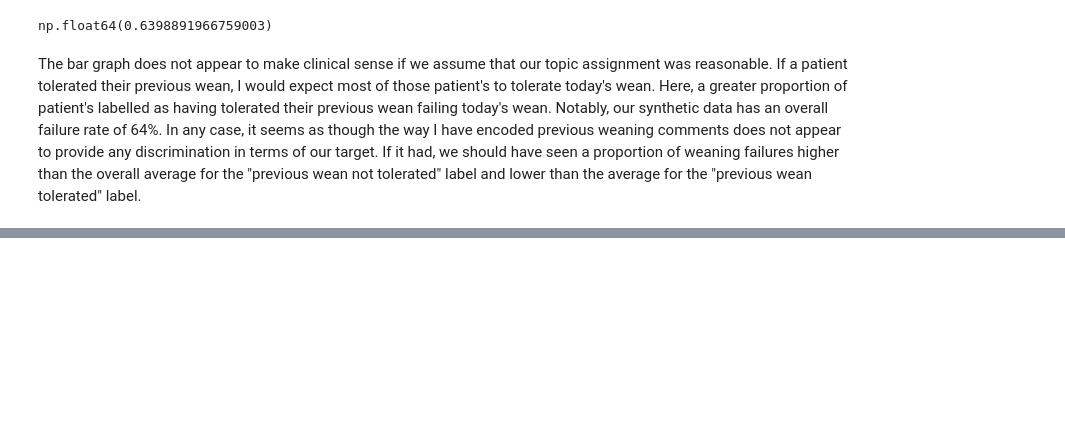
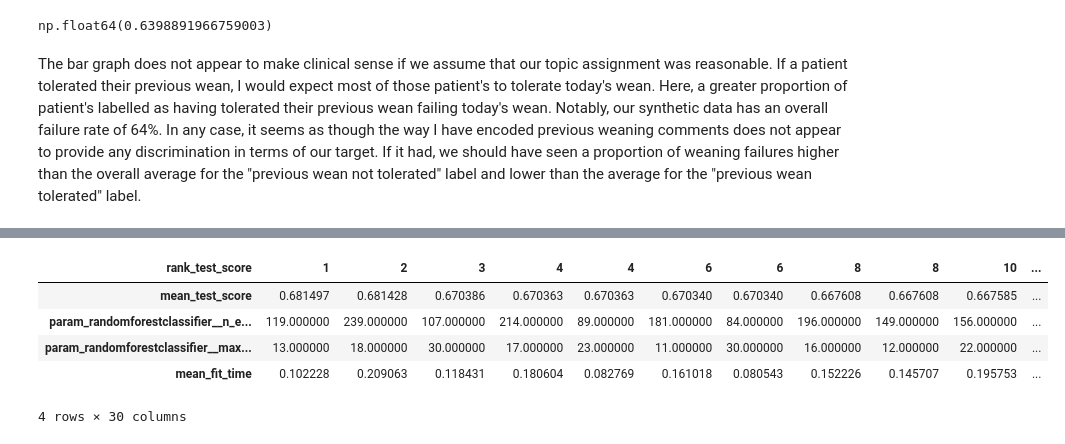
Before and after one commit to ajarodpaulson/mock-predict-weaning-failure, a Jupyter notebook: predict_weaning_failure.ipynb, the cells around one changed output, grey strips where cells are left out. Saved outputs shown, nothing was run; the diff lists cells and outputs as text; code cells hidden in the pictures; blank space fills up the shorter version.

Commit message:
add random forest classifier

```diff
--- a/predict_weaning_failure.ipynb
+++ b/predict_weaning_failure.ipynb
@@ -387,7 +400,13 @@ categorical_pipe = make_pipeline(
     OneHotEncoder(handle_unknown="ignore", sparse_output=False),
 )
 
-text_feats = ["previous_day_post_wean"]
+def fill_missing_text(s):
+    return s.fillna("")
+
+text_pipe = make_pipeline(
+    FunctionTransformer(fill_missing_text, validate=False),
+    CountVectorizer(stop_words="english", binary=True, max_features=100)
+)
 # %%
 y_train = train_df['did_fail_wean']
 X_train = train_df.drop(columns='did_fail_wean')
@@ -401,5 +424,6 @@ ct = ColumnTransformer(
         ("numeric", numeric_pipe, numeric_feats),
         ("ordinal", ordinal_pipe, ordinal_feats),
         ("categorical", categorical_pipe, categorical_feats),
+        ("text", text_pipe, "previous_day_post_wean"),
     ]
 )
@@ -411,3 +528,41 @@ dummy_classifier = DummyClassifier()
+# %%
+# Random forest
+rf = RandomForestClassifier(random_state=123, n_jobs=1)
+
+pipe_rf = make_pipeline(ct, rf)
+param_distributions = {
+  "randomforestclassifier__n_estimators": randint(100, 501),
+  "randomforestclassifier__max_depth": randint(3, 31),
+  "randomforestclassifier__max_features": ["sqrt", "log2", None],
+}
+
+rf_search = RandomizedSearchCV(
+    pipe_rf,
+    param_distributions=param_distributions,
+    n_iter=30,
+    cv=3,
+    n_jobs=-1,
+    return_train_score=True,
+    random_state=123,
+)
+rf_search.fit(X_train, y_train)
+rf_hpo_results = pd.DataFrame(rf_search.cv_results_)[
+    [
+        "mean_test_score",
+        "param_randomforestclassifier__n_estimators",
+        "param_randomforestclassifier__max_depth",
+        "mean_fit_time",
+        "rank_test_score",
+    ]
+].set_index("rank_test_score").sort_index().T
+rf_hpo_results
+# %% [output]
+| rank_test_score | 1 | 2 | 3 | 4 | 4 | 6 | 6 | 8 | 8 | 10 | ... |
+| mean_test_score | 0.681497 | 0.681428 | 0.670386 | 0.670363 | 0.670363 | 0.670340 | 0.670340 | 0.667608 | 0.667608 | 0.667585 | ... |
+| param_randomforestclassifier__n_e... | 119.000000 | 239.000000 | 107.000000 | 214.000000 | 89.000000 | 181.000000 | 84.000000 | 196.000000 | 149.000000 | 156.000000 | ... |
+| param_randomforestclassifier__max... | 13.000000 | 18.000000 | 30.000000 | 17.000000 | 23.000000 | 11.000000 | 30.000000 | 16.000000 | 12.000000 | 22.000000 | ... |
+| mean_fit_time | 0.102228 | 0.209063 | 0.118431 | 0.180604 | 0.082769 | 0.161018 | 0.080543 | 0.152226 | 0.145707 | 0.195753 | ... |
+4 rows × 30 columns
 # %%
 # retrain best model with entire training set
 # %%
```
Also changed, not shown: parts of 9 cells of this notebook.
